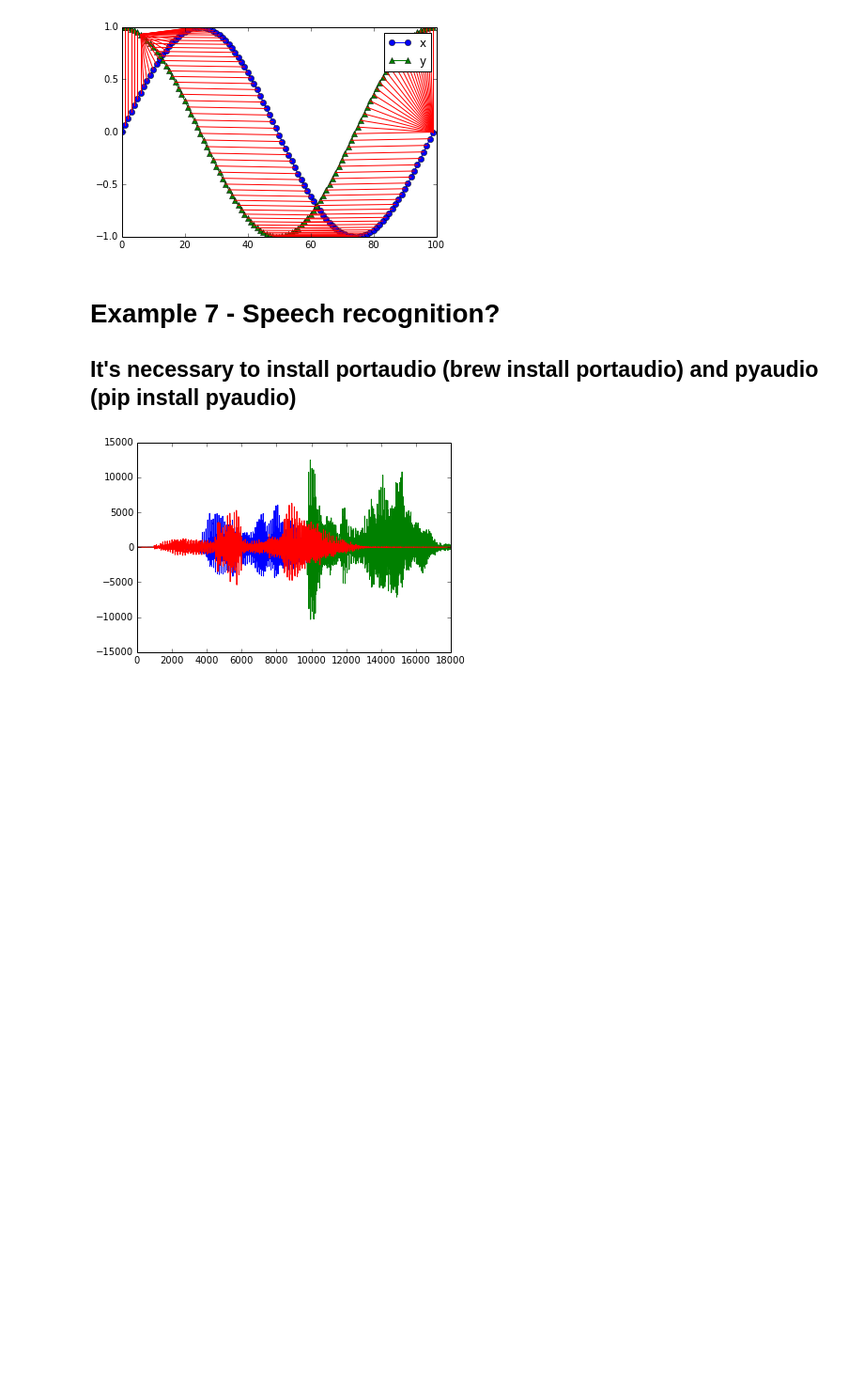
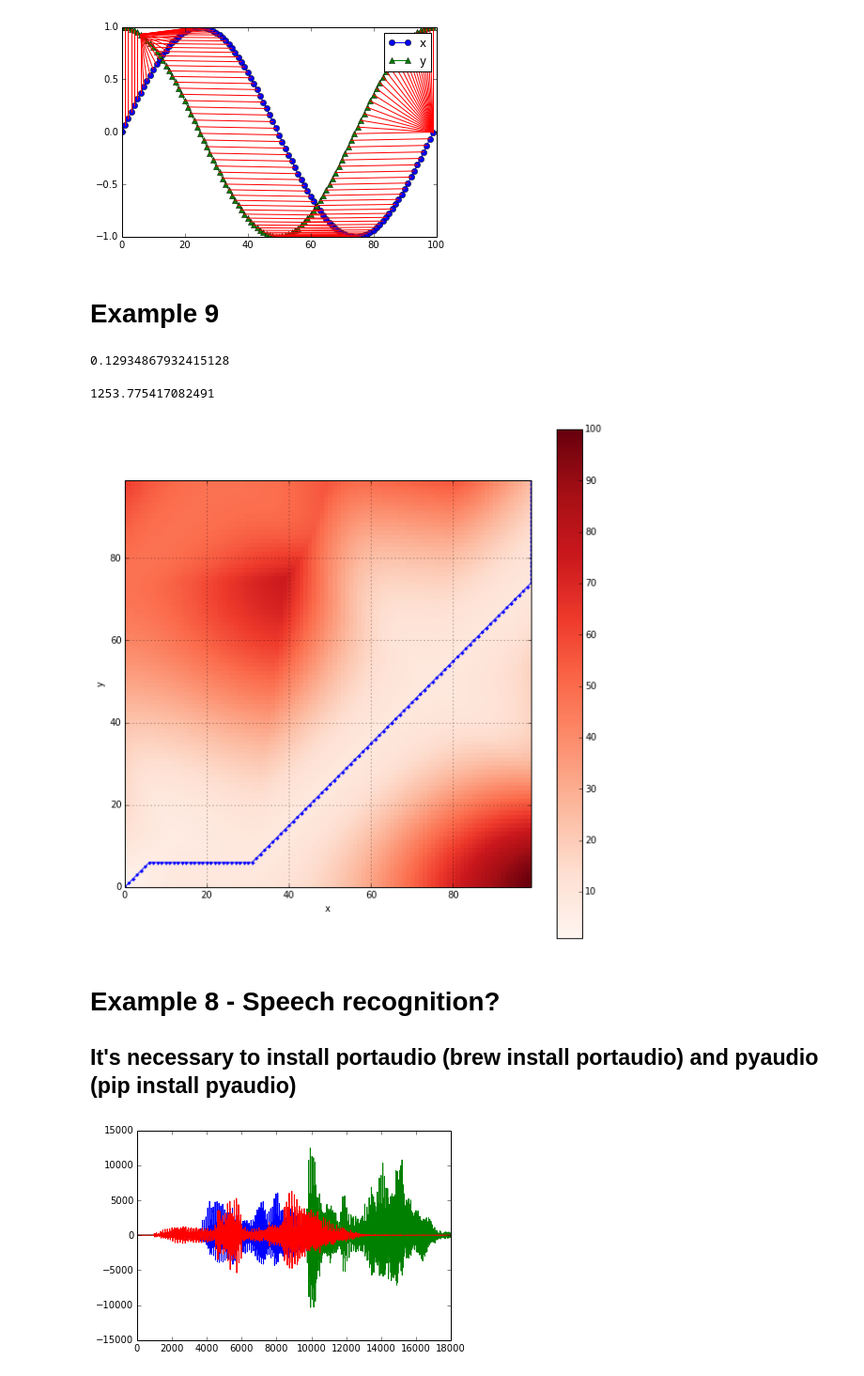
Before and after one commit to ricardodeazambuja/DTW, a Jupyter notebook: Dynamic_Time_Warping.ipynb, the cells around one changed output. Shown at 94% size. Cells and saved outputs as stored; diff of their text form; code cells hidden in the pictures; blank space fills up the shorter version.

```diff
--- a/Dynamic_Time_Warping.ipynb
+++ b/Dynamic_Time_Warping.ipynb
@@ -695,3 +703,5 @@ for [map_x, map_y] in path:
     plt.plot([map_x, map_y], [x[map_x], y[map_y]], 'r')
 # %% [output]
 [figure]
+# %% [markdown]
+# Example 9
@@ -697,0 +711,6 @@ for [map_x, map_y] in path:
+# %%
+dist, cost, path = dtw(x, y)
+# %%
+dist
+# %% [output]
+0.12934867932415128
@@ -698,5 +719,17 @@ for [map_x, map_y] in path:
+# %%
+numpy.array(cost_array).sum()
+# %% [output]
+1253.775417082491
+# %%
+distance_cost_plot(cost)
+plt.plot(path[0], path[1],'.-')
+plt.xlim(0,path[0][-1])
+plt.ylim(0,path[1][-1])
+plt.show()
+# %% [output]
+[figure, added]
 # %% [markdown]
-# Example 7 - Speech recognition?
+# Example 8 - Speech recognition?
 ## It's necessary to install portaudio (brew install portaudio) and pyaudio (pip install pyaudio)
 # %%
 samples = [] # list used to save the different recordings
```
Also changed, not shown: parts of 21 cells of this notebook.
